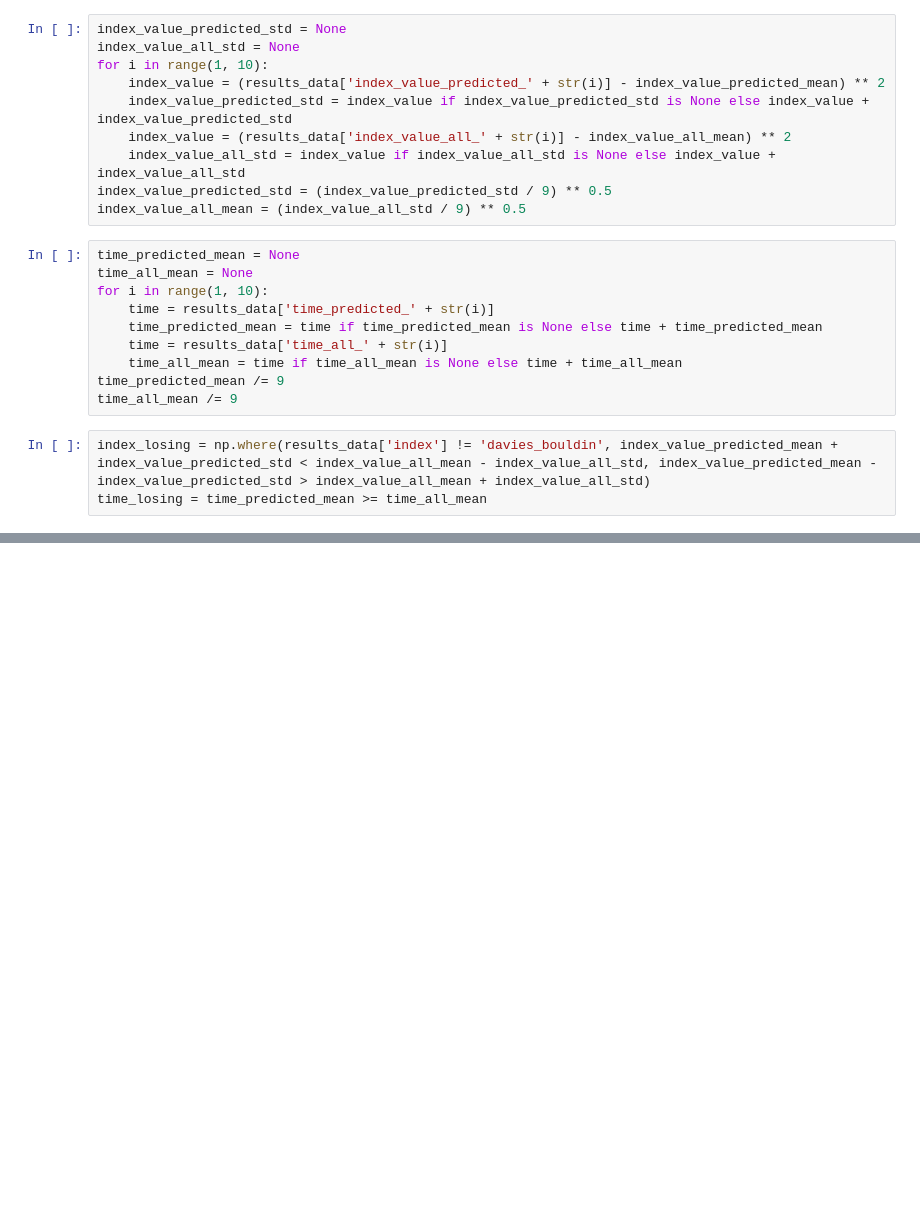
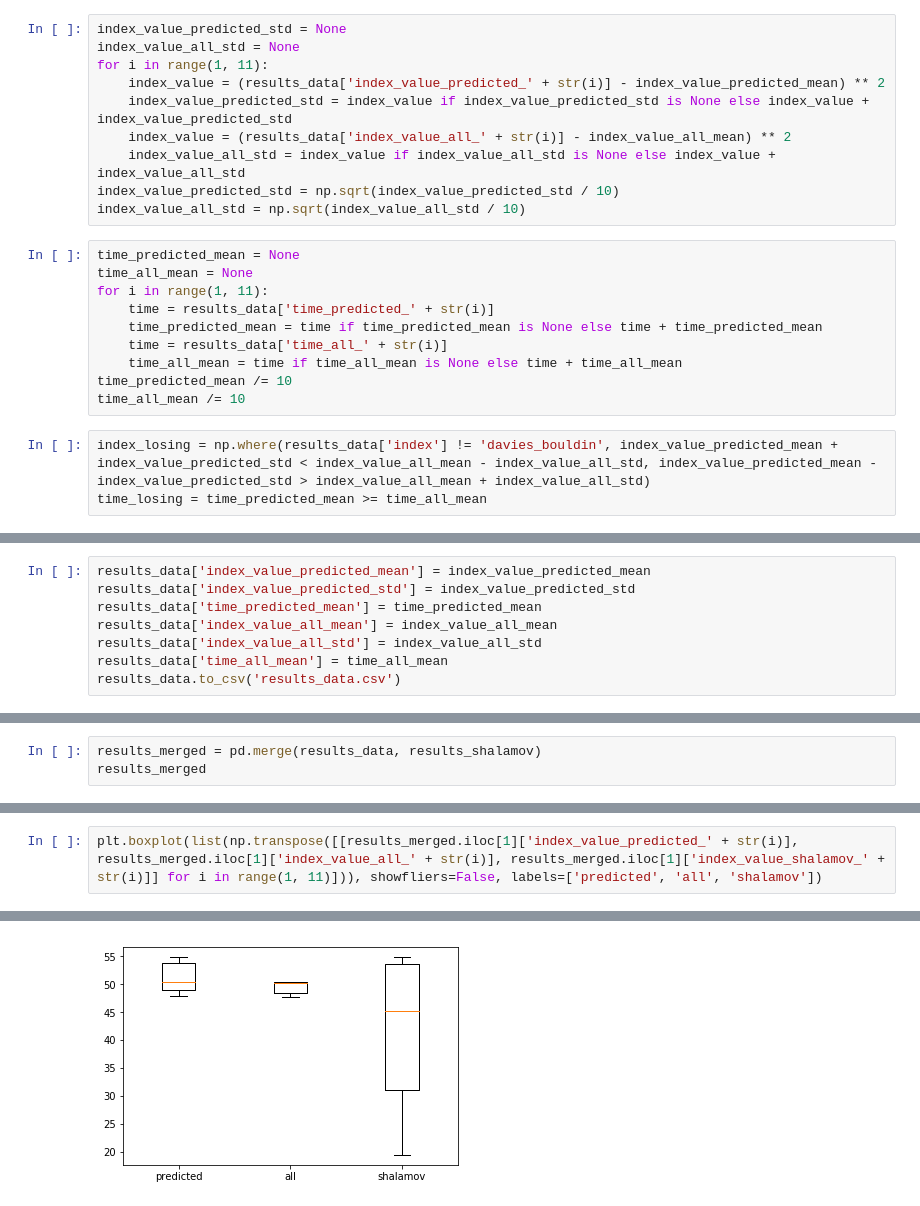
Before and after one commit to dimatomp/EvolutionaryClustering, a Jupyter notebook: MutationMining.ipynb, the cells around one changed output, grey strips where cells are left out. Drawn from its saved outputs; the diff is of its cells as text; blank space fills up the shorter version.

```diff
--- a/MutationMining.ipynb
+++ b/MutationMining.ipynb
@@ -498,23 +612,23 @@ index_value_all_mean /= 9
 # %%
 index_value_predicted_std = None
 index_value_all_std = None
-for i in range(1, 10):
+for i in range(1, 11):
     index_value = (results_data['index_value_predicted_' + str(i)] - index_value_predicted_mean) ** 2
     index_value_predicted_std = index_value if index_value_predicted_std is None else index_value + index_value_predicted_std
     index_value = (results_data['index_value_all_' + str(i)] - index_value_all_mean) ** 2
     index_value_all_std = index_value if index_value_all_std is None else index_value + index_value_all_std
-index_value_predicted_std = (index_value_predicted_std / 9) ** 0.5
-index_value_all_mean = (index_value_all_std / 9) ** 0.5
+index_value_predicted_std = np.sqrt(index_value_predicted_std / 10)
+index_value_all_std = np.sqrt(index_value_all_std / 10)
 # %%
 time_predicted_mean = None
 time_all_mean = None
-for i in range(1, 10):
+for i in range(1, 11):
     time = results_data['time_predicted_' + str(i)]
     time_predicted_mean = time if time_predicted_mean is None else time + time_predicted_mean
     time = results_data['time_all_' + str(i)]
     time_all_mean = time if time_all_mean is None else time + time_all_mean
-time_predicted_mean /= 9
-time_all_mean /= 9
+time_predicted_mean /= 10
+time_all_mean /= 10
 # %%
 index_losing = np.where(results_data['index'] != 'davies_bouldin', index_value_predicted_mean + index_value_predicted_std < index_value_all_mean - index_value_all_std, index_value_predicted_mean - index_value_predicted_std > index_value_all_mean + index_value_all_std)
 time_losing = time_predicted_mean >= time_all_mean
@@ -535,0 +641,8 @@ results_data[(results_data['index'] == 'generalized_dunn_41') & (results_data['d
+# %%
+results_data['index_value_predicted_mean'] = index_value_predicted_mean
+results_data['index_value_predicted_std'] = index_value_predicted_std
+results_data['time_predicted_mean'] = time_predicted_mean
+results_data['index_value_all_mean'] = index_value_all_mean
+results_data['index_value_all_std'] = index_value_all_std
+results_data['time_all_mean'] = time_all_mean
+results_data.to_csv('results_data.csv')
@@ -535,0 +651,3 @@ results_data[(results_data['index'] == 'generalized_dunn_41') & (results_data['d
+# %%
+results_merged = pd.merge(results_data, results_shalamov)
+results_merged
@@ -535,0 +709,3 @@ results_data[(results_data['index'] == 'generalized_dunn_41') & (results_data['d
+# %%
+plt.boxplot(list(np.transpose([[results_merged.iloc[1]['index_value_predicted_' + str(i)], results_merged.iloc[1]['index_value_all_' + str(i)], results_merged.iloc[1]['index_value_shalamov_' + str(i)]] for i in range(1, 11)])), showfliers=False, labels=['predicted', 'all', 'shalamov'])
+# %% [output]
@@ -535,0 +732 @@ results_data[(results_data['index'] == 'generalized_dunn_41') & (results_data['d
+[figure, added]
```
Also changed, not shown: parts of 27 cells of this notebook.
